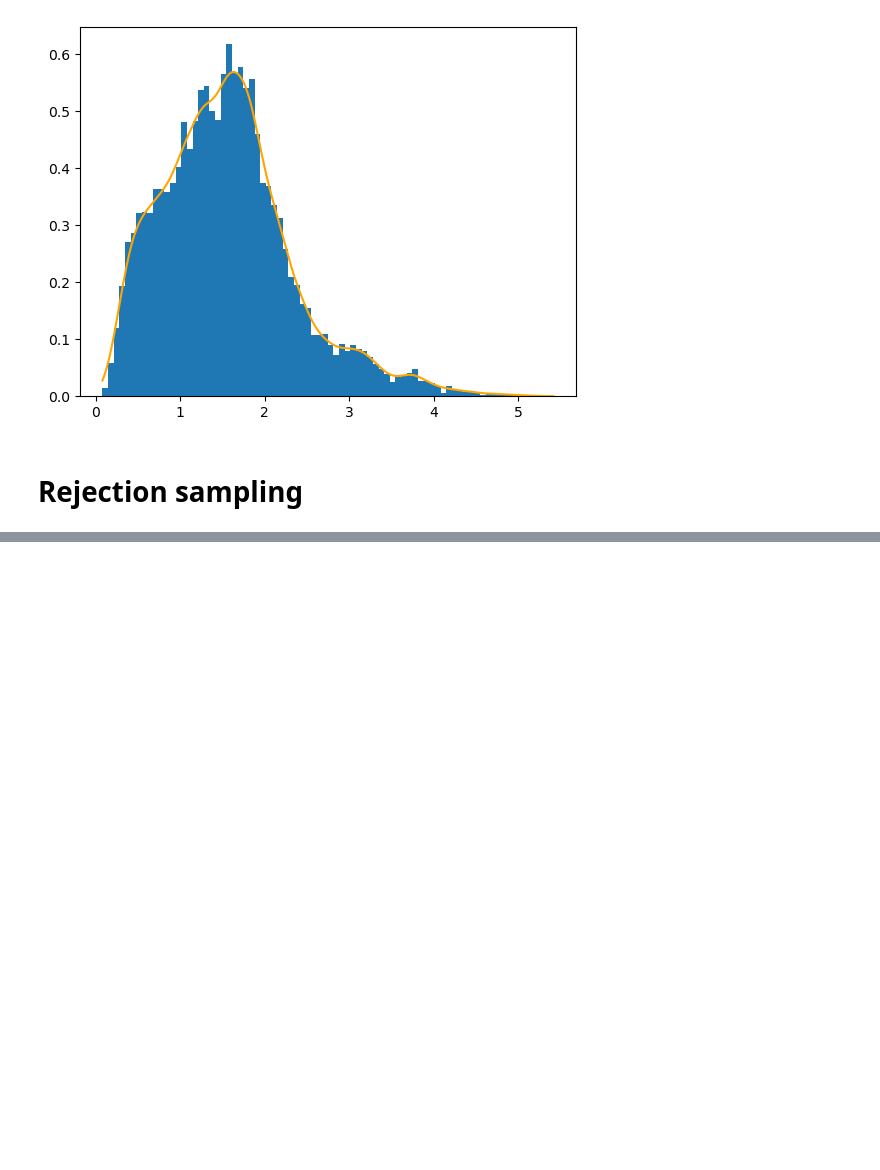
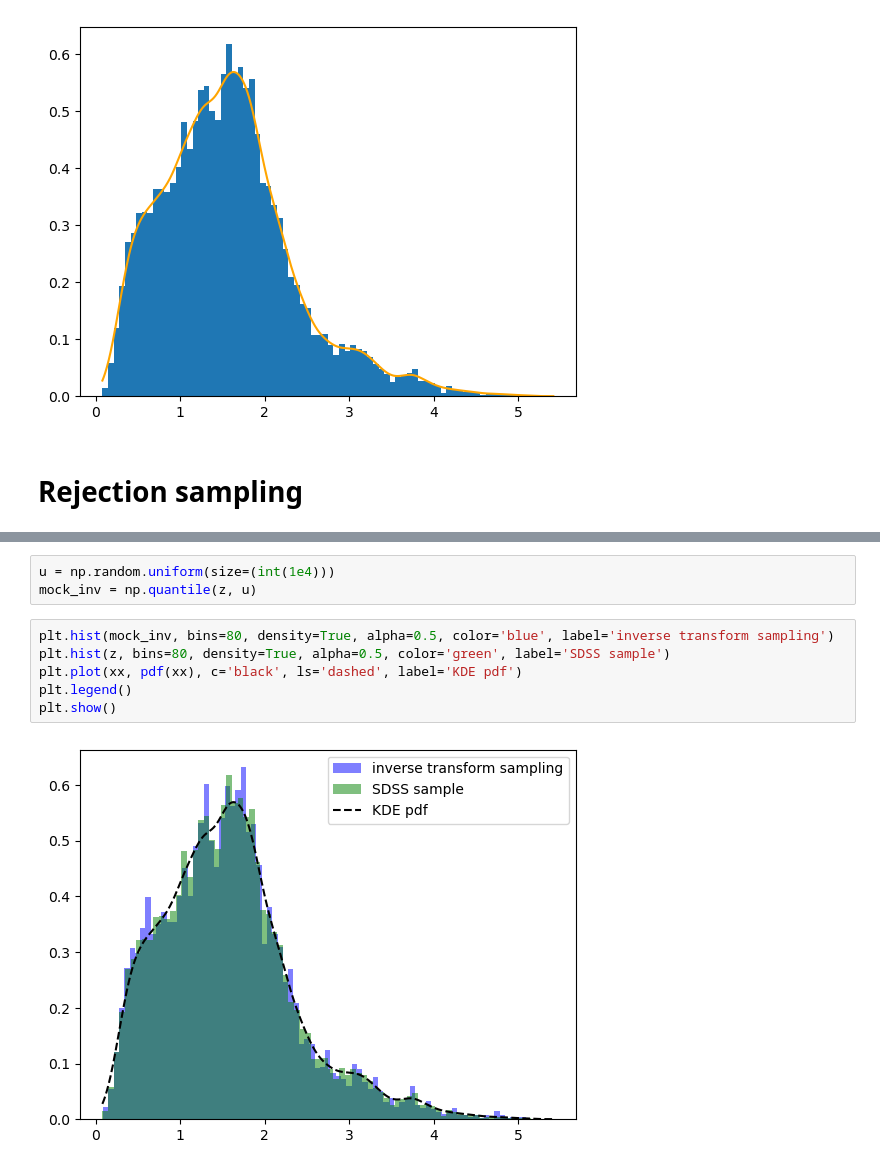
Before and after one commit to FedericoRivano/astrostatistics_bicocca_2026, a Jupyter notebook: working/Es04.ipynb, the cells around one changed output, grey strips where cells are left out. Cells and saved outputs as stored; diff of their text form; blank space fills up the shorter version.

```diff
--- a/working/Es04.ipynb
+++ b/working/Es04.ipynb
@@ -35,0 +40,11 @@ plt.show()
+# %%
+u = np.random.uniform(size=(int(1e4)))
+mock_inv = np.quantile(z, u)
+# %%
+plt.hist(mock_inv, bins=80, density=True, alpha=0.5, color='blue', label='inverse transform sampling')
+plt.hist(z, bins=80, density=True, alpha=0.5, color='green', label='SDSS sample')
+plt.plot(xx, pdf(xx), c='black', ls='dashed', label='KDE pdf')
+plt.legend()
+plt.show()
+# %% [output]
+[figure, added]
```
Also changed, not shown: parts of 6 cells of this notebook.
